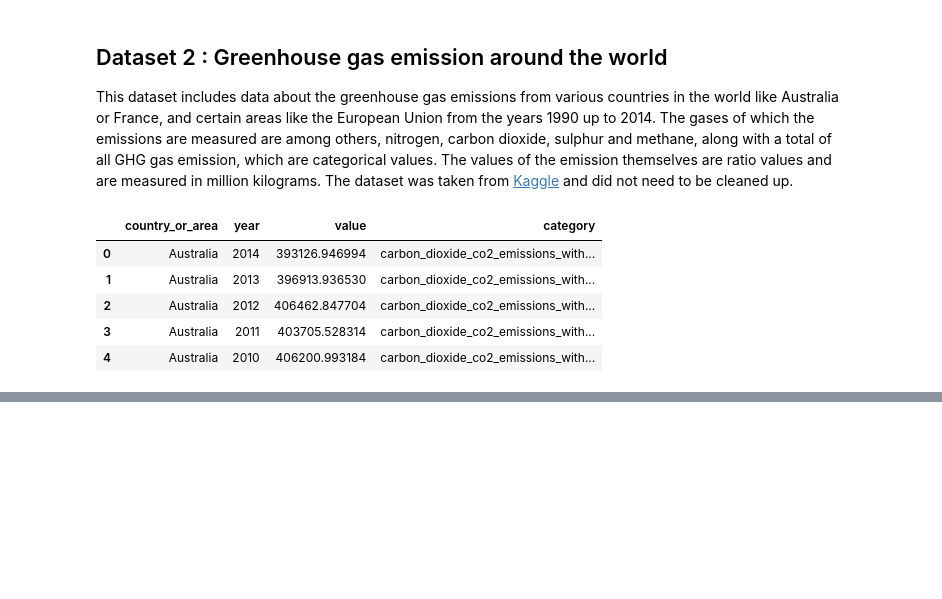
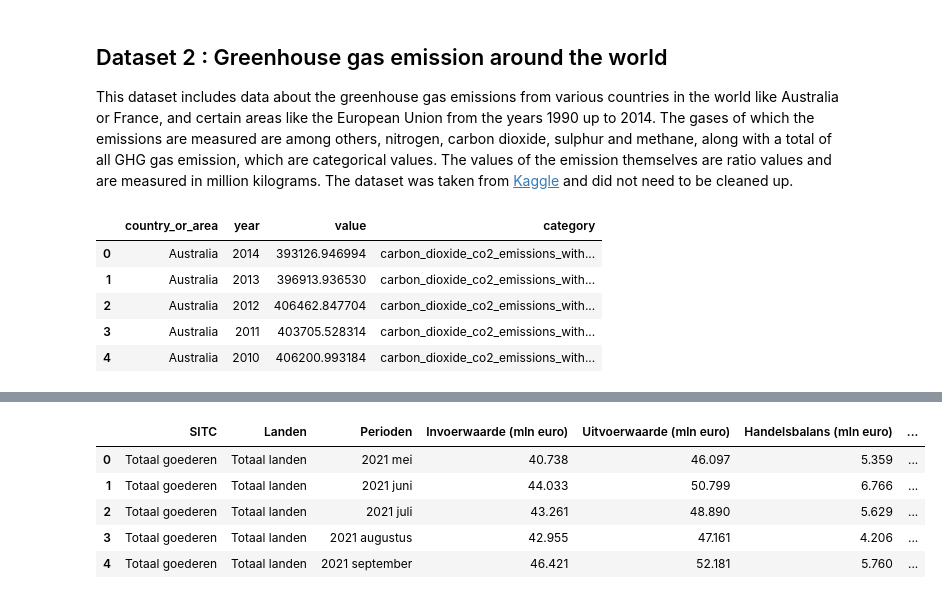
Before and after one commit to ross-geurts/infovis, a Jupyter notebook: _build/jupyter_execute/docs/data_preprocessed.ipynb, the cells around one changed output, grey strips where cells are left out. Cells and saved outputs as stored; diff of their text form; code cells hidden in the pictures; blank space fills up the shorter version.

```diff
--- a/_build/jupyter_execute/docs/data_preprocessed.ipynb
+++ b/_build/jupyter_execute/docs/data_preprocessed.ipynb
@@ -58,0 +79,10 @@ kiva_country_profile.head()
+# %%
+df_trade = pd.read_csv('../datasets/table__83926NED.csv')
+df_trade.head()
+# %% [output]
+|  | SITC | Landen | Perioden | Invoerwaarde (mln euro) | Uitvoerwaarde (mln euro) | Handelsbalans (mln euro) | ... |
+| 0 | Totaal goederen | Totaal landen | 2021 mei | 40.738 | 46.097 | 5.359 | ... |
+| 1 | Totaal goederen | Totaal landen | 2021 juni | 44.033 | 50.799 | 6.766 | ... |
+| 2 | Totaal goederen | Totaal landen | 2021 juli | 43.261 | 48.890 | 5.629 | ... |
+| 3 | Totaal goederen | Totaal landen | 2021 augustus | 42.955 | 47.161 | 4.206 | ... |
+| 4 | Totaal goederen | Totaal landen | 2021 september | 46.421 | 52.181 | 5.760 | ... |
```
Also changed, not shown: parts of 7 cells of this notebook, 21 other files.
